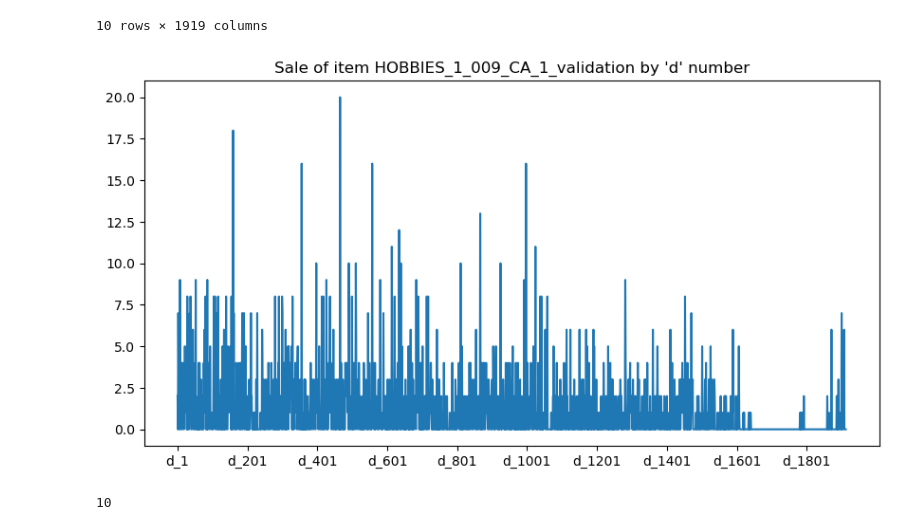
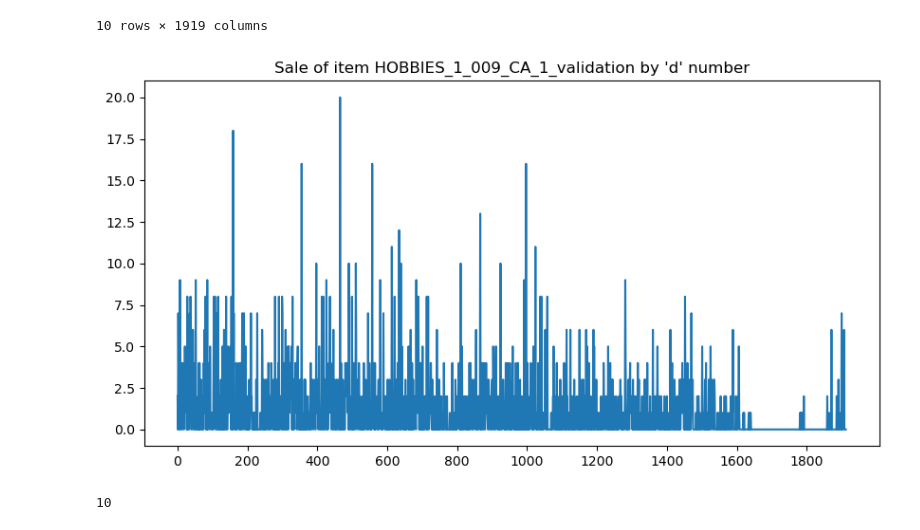
Before and after one commit to thangcn1943/Order_Suggestion, a Jupyter notebook: data_visualization.ipynb, the cells around one changed output. Cells and saved outputs as stored; diff of their text form; code cells hidden in the pictures.

```diff
--- a/data_visualization.ipynb
+++ b/data_visualization.ipynb
@@ -45,12 +45,12 @@ sales.head(10)
 # %%
 x_labels = [d for d in sales.columns if 'd_' in d]
 plt.figure(figsize=(10, 5))
 plt.plot(sales.iloc[8, 6:].values, label='sales')
 plt.title(f"Sale of item {sales.iloc[8, 0]} by 'd' number")
-plt.xticks(ticks=range(0,len(x_labels),200),labels = x_labels[::200])
+plt.xticks(ticks=range(0,len(x_labels),200))
 plt.show()
 # %% [output]
-[figure, old version]
+[figure, new version]
 # %%
 len(sales['store_id'].unique())
 # %% [output]
```
Also changed, not shown: parts of 2 cells of this notebook, 1 other file.
